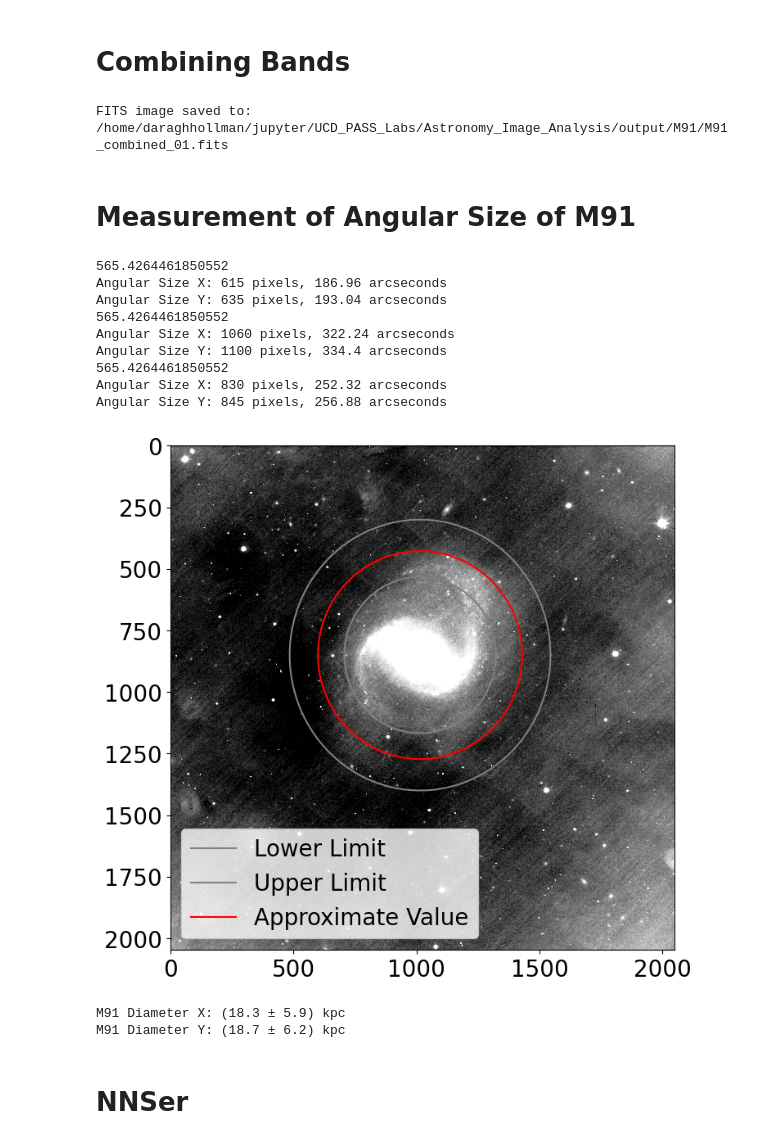
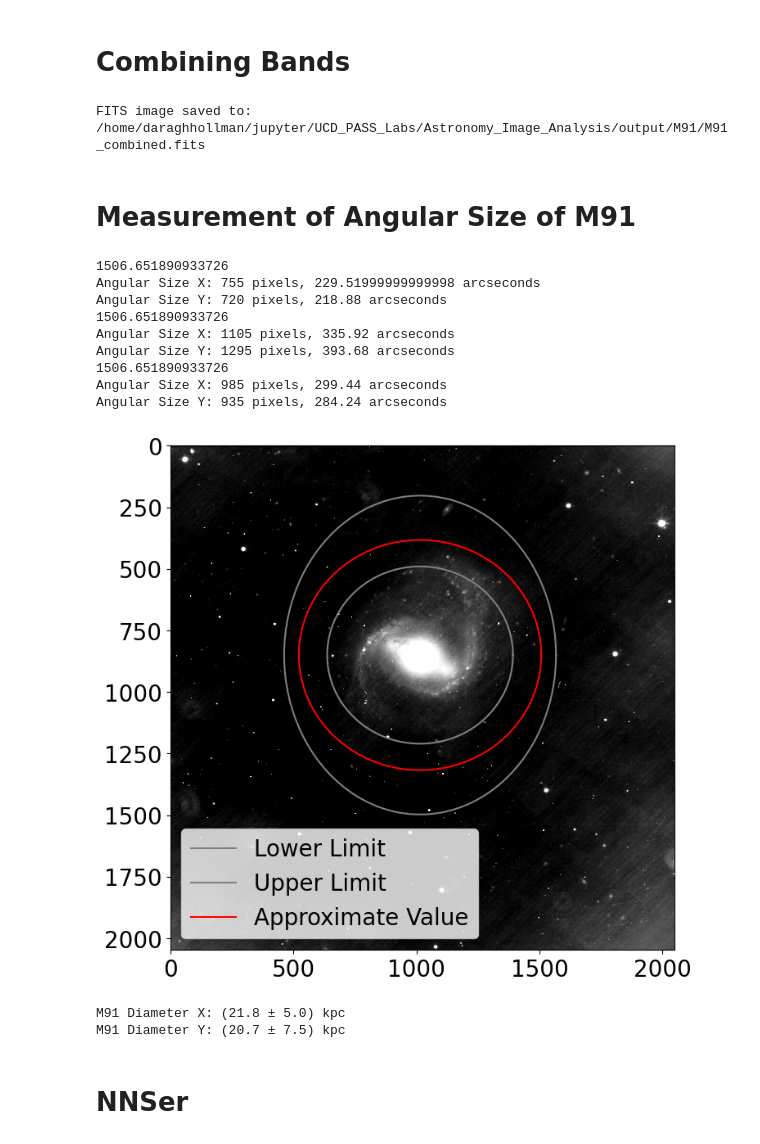
Before and after one commit to daraghhollman/UCD_PASS_Labs, a Jupyter notebook: Astronomy_Image_Analysis/astroImageAnalysis.ipynb, the cells around one changed output. Drawn from its saved outputs; the diff is of its cells as text; code cells hidden in the pictures.

```diff
--- a/Astronomy_Image_Analysis/astroImageAnalysis.ipynb
+++ b/Astronomy_Image_Analysis/astroImageAnalysis.ipynb
@@ -271,11 +276,11 @@ def combineBands(fitsList, newPath):
-# %%
-M91_combinedList = [fits.open(rootPath + r"/output/M91/B/M91_B_01.fits"), \
-                   fits.open(rootPath + r"/output/M91/V/M91_V_01.fits"), \
-                   fits.open(rootPath + r"/output/M91/Halpha/M91_Ha_01.fits")]
-
-combineBands(M91_combinedList, rootPath + r"/output/M91/M91_combined_01.fits")
-# %% [output]
-FITS image saved to: /home/daraghhollman/jupyter/UCD_PASS_Labs/Astronomy_Image_Analysis/output/M91/M91_combined_01.fits
+# %%
+M91_combinedList = [[fits.open(file) for file in glob(rootPath + r"/output/M91/B/M91_B_*.fits")], \
+                    [fits.open(file) for file in glob(rootPath + r"/output/M91/V/M91_V_*.fits")], \
+                    [fits.open(file) for file in glob(rootPath + r"/output/M91/Halpha/M91_Ha_01.fits")]]
+
+CombineBands(M91_combinedList, rootPath + r"/output/M91/M91_combined.fits")
+# %% [output]
+FITS image saved to: /home/daraghhollman/jupyter/UCD_PASS_Labs/Astronomy_Image_Analysis/output/M91/M91_combined.fits
 # %% [markdown]
 # Measurement of Angular Size of M91
 # %%
@@ -352,23 +357,23 @@ def angularSize(fits, bucketSize, tol, vMin, vMax, showPlot=False, color="grey",
 
     return [angularSizeX*0.304, angularSizeY*0.304]
 # %%
-angSizeU1 = angularSize(fits.open(rootPath + r"/output/M91/M91_combined_01.fits"), 5, tol=10, showPlot=True, \
-                        label="Lower Limit", vMin=560, vMax=600)
-angSizeU2 = angularSize(fits.open(rootPath + r"/output/M91/M91_combined_01.fits"), 5, tol=6, showPlot=True, \
-                        label="Upper Limit", vMin=560, vMax=600)
-angSize = angularSize(fits.open(rootPath + r"/output/M91/M91_combined_01.fits"), 5, tol=8, showPlot=True, color="red", \
-                      label="Approximate Value", vMin=560, vMax=600)
+angSizeU1 = angularSize(fits.open(rootPath + r"/output/M91/M91_combined.fits"), 5, tol=28, showPlot=True, \
+                        label="Lower Limit", vMin=1507, vMax=1700)
+angSizeU2 = angularSize(fits.open(rootPath + r"/output/M91/M91_combined.fits"), 5, tol=16, showPlot=True, \
+                        label="Upper Limit", vMin=1507, vMax=1700)
+angSize = angularSize(fits.open(rootPath + r"/output/M91/M91_combined.fits"), 5, tol=22, showPlot=True, color="red", \
+                      label="Approximate Value", vMin=1507, vMax=1700)
 # %% [output]
-565.4264461850552
-Angular Size X: 615 pixels, 186.96 arcseconds
-Angular Size Y: 635 pixels, 193.04 arcseconds
-565.4264461850552
-Angular Size X: 1060 pixels, 322.24 arcseconds
-Angular Size Y: 1100 pixels, 334.4 arcseconds
-565.4264461850552
-Angular Size X: 830 pixels, 252.32 arcseconds
-Angular Size Y: 845 pixels, 256.88 arcseconds
+1506.651890933726
+Angular Size X: 755 pixels, 229.51999999999998 arcseconds
+Angular Size Y: 720 pixels, 218.88 arcseconds
+1506.651890933726
+Angular Size X: 1105 pixels, 335.92 arcseconds
+Angular Size Y: 1295 pixels, 393.68 arcseconds
+1506.651890933726
+Angular Size X: 985 pixels, 299.44 arcseconds
+Angular Size Y: 935 pixels, 284.24 arcseconds
-[figure, old version]
+[figure, new version]
 # %%
 def apparentSize(angSize, dist):
     return angSize / 206265 * dist # by the small angle approximation, 206265 arcseconds in a radian
@@ -382,8 +387,8 @@ uMajor = (apparentSize(angSizeU2[1], 15000+800) - apparentSize(angSizeU1[1], 150
 print(f"M91 Diameter X: ({minor:0.1f} ± {uMinor:0.1f}) kpc")
 print(f"M91 Diameter Y: ({major:0.1f} ± {uMajor:0.1f}) kpc ")
 # %% [output]
-M91 Diameter X: (18.3 ± 5.9) kpc
-M91 Diameter Y: (18.7 ± 6.2) kpc
+M91 Diameter X: (21.8 ± 5.0) kpc
+M91 Diameter Y: (20.7 ± 7.5) kpc
 # %%
 # Adjust for inclination and position angle
 
```
Also changed, not shown: parts of 6 cells of this notebook, 14 other files.
